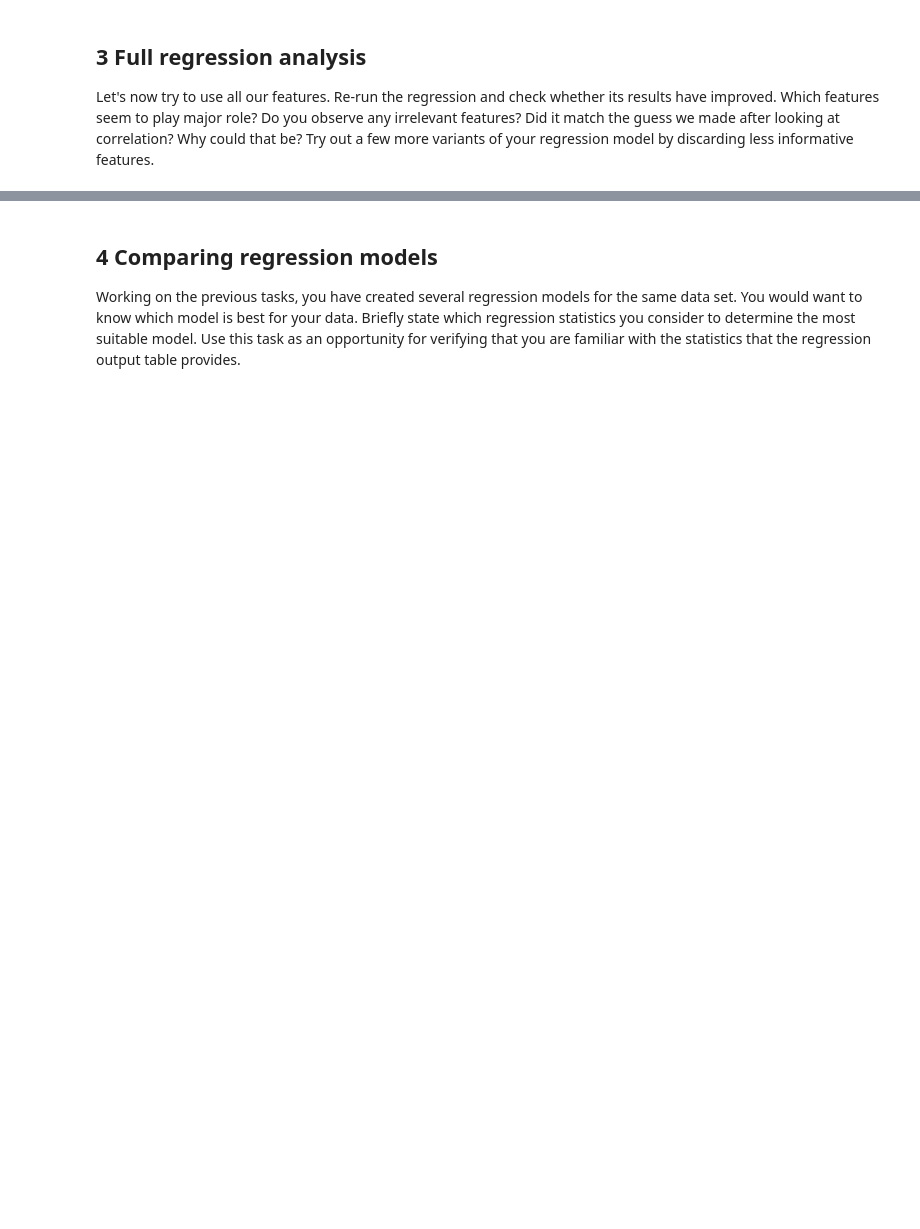
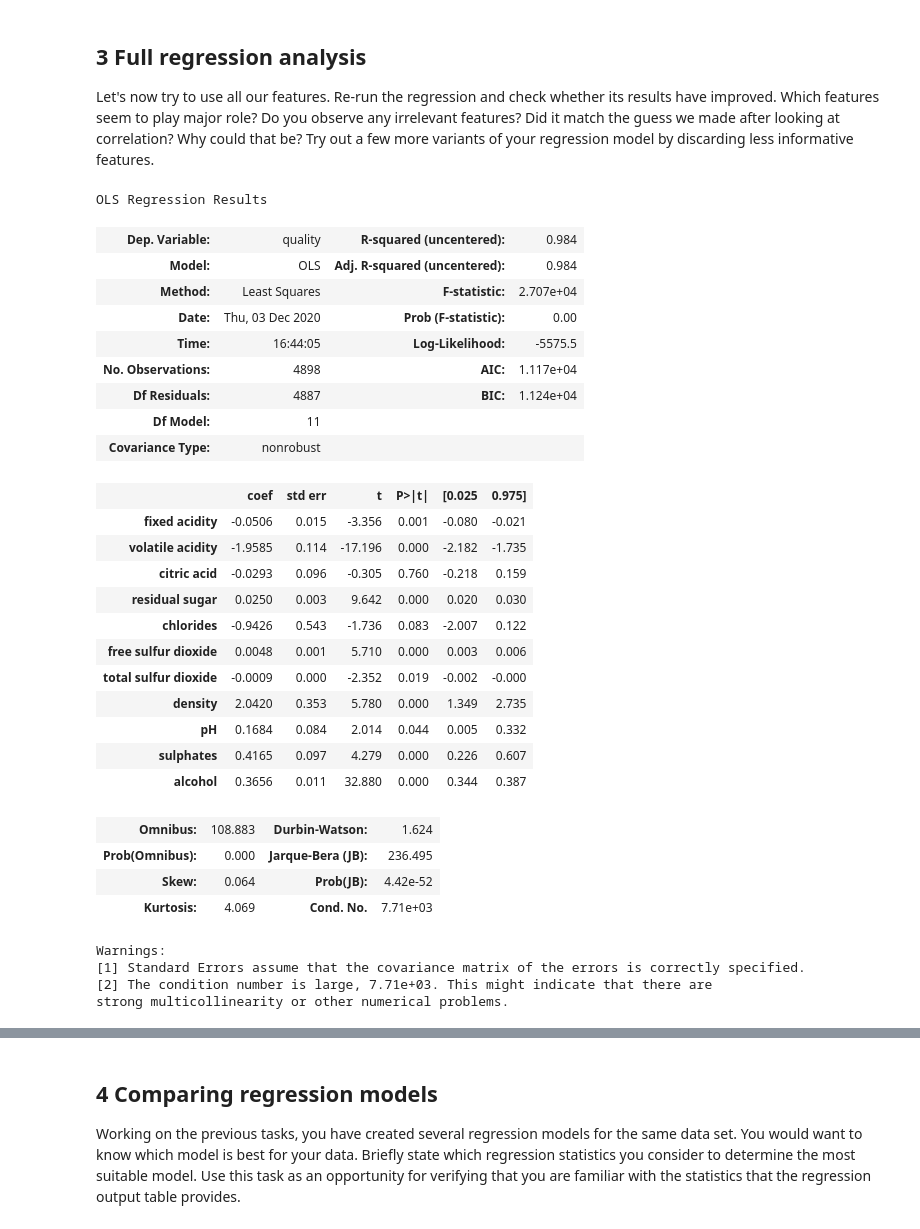
Before and after one commit to kalinakalina/bads, a Jupyter notebook: exercises/3_ex_predictive_analytics.ipynb, the cells around one changed output, grey strips where cells are left out. Saved outputs shown, nothing was run; the diff lists cells and outputs as text; code cells hidden in the pictures; blank space fills up the shorter version.

```diff
--- a/exercises/3_ex_predictive_analytics.ipynb
+++ b/exercises/3_ex_predictive_analytics.ipynb
@@ -188,3 +154,39 @@ strong multicollinearity or other numerical problems.
 # %% [markdown]
 ## 3 Full regression analysis
 Let's now  try to use all our features. Re-run the regression and check whether its results have improved. Which features seem to play major role? Do you observe any irrelevant features? Did it match the guess we made after looking at correlation? Why could that be? Try out a few more variants of your regression model by discarding less informative features.
+# %%
+white_features= white_wines.drop('quality', 1)
+est = sm.OLS(white_wines.quality, white_features).fit()
+resultset = resultset.append({'name': 'full', 'adj r squared]': est.rsquared_adj}, ignore_index=True)
+est.summary()
+# %% [output]
+OLS Regression Results
+| Dep. Variable: | quality | R-squared (uncentered): | 0.984 |
+| Model: | OLS | Adj. R-squared (uncentered): | 0.984 |
+| Method: | Least Squares | F-statistic: | 2.707e+04 |
+| Date: | Thu, 03 Dec 2020 | Prob (F-statistic): | 0.00 |
+| Time: | 16:44:05 | Log-Likelihood: | -5575.5 |
+| No. Observations: | 4898 | AIC: | 1.117e+04 |
+| Df Residuals: | 4887 | BIC: | 1.124e+04 |
+| Df Model: | 11 |  |  |
+| Covariance Type: | nonrobust |  |  |
+|  | coef | std err | t | P>|t| | [0.025 | 0.975] |
+| fixed acidity | -0.0506 | 0.015 | -3.356 | 0.001 | -0.080 | -0.021 |
+| volatile acidity | -1.9585 | 0.114 | -17.196 | 0.000 | -2.182 | -1.735 |
+| citric acid | -0.0293 | 0.096 | -0.305 | 0.760 | -0.218 | 0.159 |
+| residual sugar | 0.0250 | 0.003 | 9.642 | 0.000 | 0.020 | 0.030 |
+| chlorides | -0.9426 | 0.543 | -1.736 | 0.083 | -2.007 | 0.122 |
+| free sulfur dioxide | 0.0048 | 0.001 | 5.710 | 0.000 | 0.003 | 0.006 |
+| total sulfur dioxide | -0.0009 | 0.000 | -2.352 | 0.019 | -0.002 | -0.000 |
+| density | 2.0420 | 0.353 | 5.780 | 0.000 | 1.349 | 2.735 |
+| pH | 0.1684 | 0.084 | 2.014 | 0.044 | 0.005 | 0.332 |
+| sulphates | 0.4165 | 0.097 | 4.279 | 0.000 | 0.226 | 0.607 |
+| alcohol | 0.3656 | 0.011 | 32.880 | 0.000 | 0.344 | 0.387 |
+| Omnibus: | 108.883 | Durbin-Watson: | 1.624 |
+| Prob(Omnibus): | 0.000 | Jarque-Bera (JB): | 236.495 |
+| Skew: | 0.064 | Prob(JB): | 4.42e-52 |
+| Kurtosis: | 4.069 | Cond. No. | 7.71e+03 |
+Warnings:
+[1] Standard Errors assume that the covariance matrix of the errors is correctly specified.
+[2] The condition number is large, 7.71e+03. This might indicate that there are
+strong multicollinearity or other numerical problems.
```
Also changed, not shown: parts of 11 cells of this notebook.
